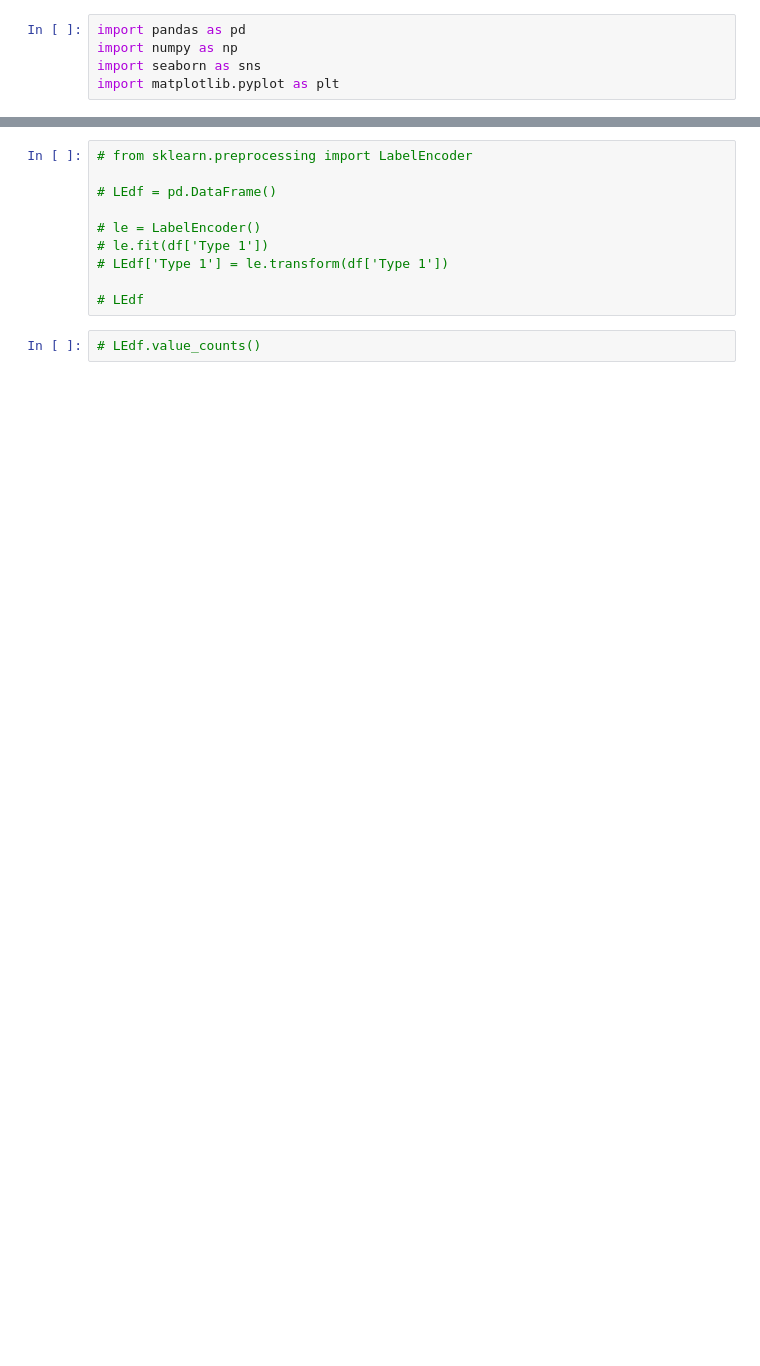
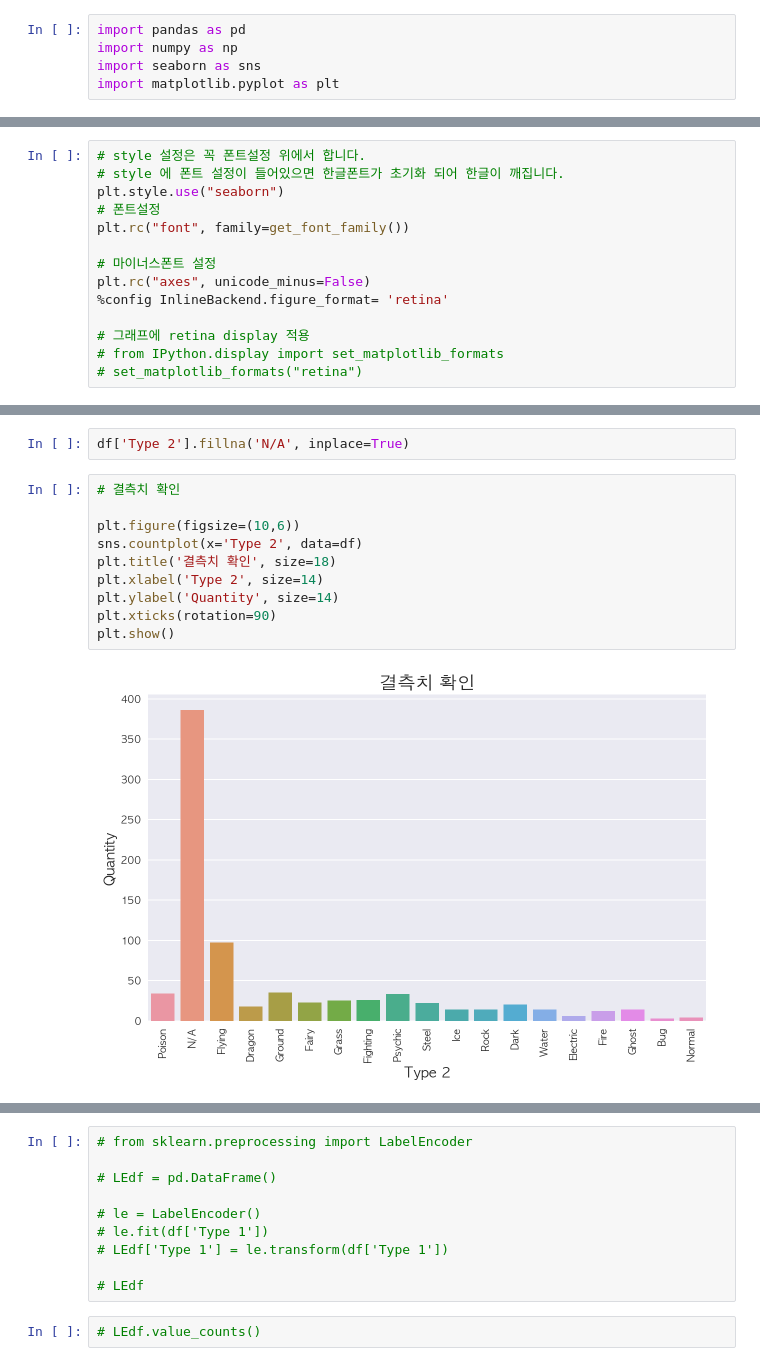
Before and after one commit to thingineeer/miscellaneous, a Jupyter notebook: Pokemon.ipynb, the cells around one changed output, grey strips where cells are left out. Saved outputs shown, nothing was run; the diff lists cells and outputs as text; blank space fills up the shorter version.

```diff
--- a/Pokemon.ipynb
+++ b/Pokemon.ipynb
@@ -28 +31,15 @@ glob.glob('*')
+# %%
+# style 설정은 꼭 폰트설정 위에서 합니다.
+# style 에 폰트 설정이 들어있으면 한글폰트가 초기화 되어 한글이 깨집니다.
+plt.style.use("seaborn")
+# 폰트설정
+plt.rc("font", family=get_font_family())
+
+# 마이너스폰트 설정
+plt.rc("axes", unicode_minus=False)
+%config InlineBackend.figure_format= 'retina'
+
+# 그래프에 retina display 적용
+# from IPython.display import set_matplotlib_formats
+# set_matplotlib_formats("retina")
 # %%
@@ -103,0 +126,14 @@ memory usage: 9.6+ KB
+# %%
+df['Type 2'].fillna('N/A', inplace=True)
+# %%
+# 결측치 확인
+
+plt.figure(figsize=(10,6))
+sns.countplot(x='Type 2', data=df)
+plt.title('결측치 확인', size=18)
+plt.xlabel('Type 2', size=14)
+plt.ylabel('Quantity', size=14)
+plt.xticks(rotation=90)
+plt.show()
+# %% [output]
+[figure, added]
```
Also changed, not shown: parts of 99 cells of this notebook.
